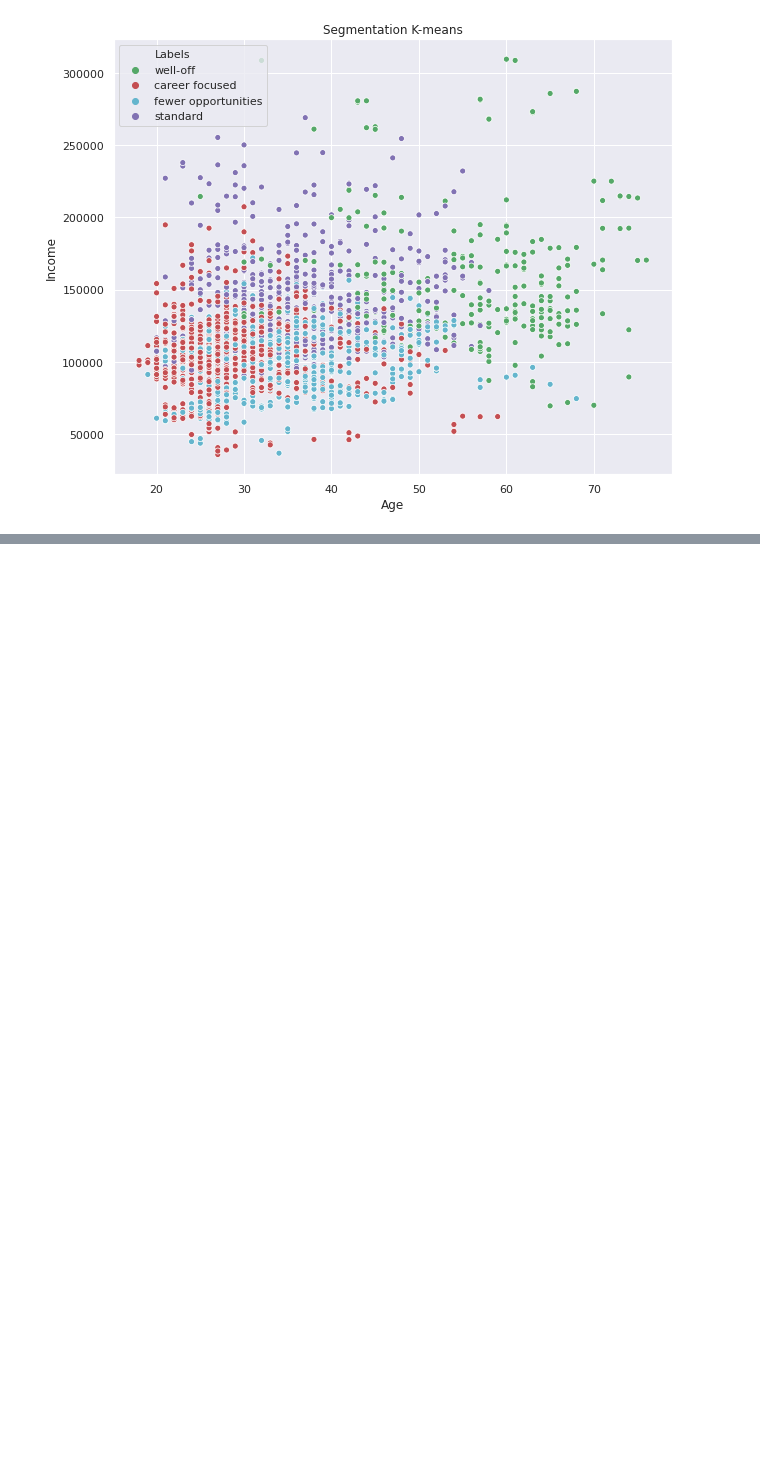
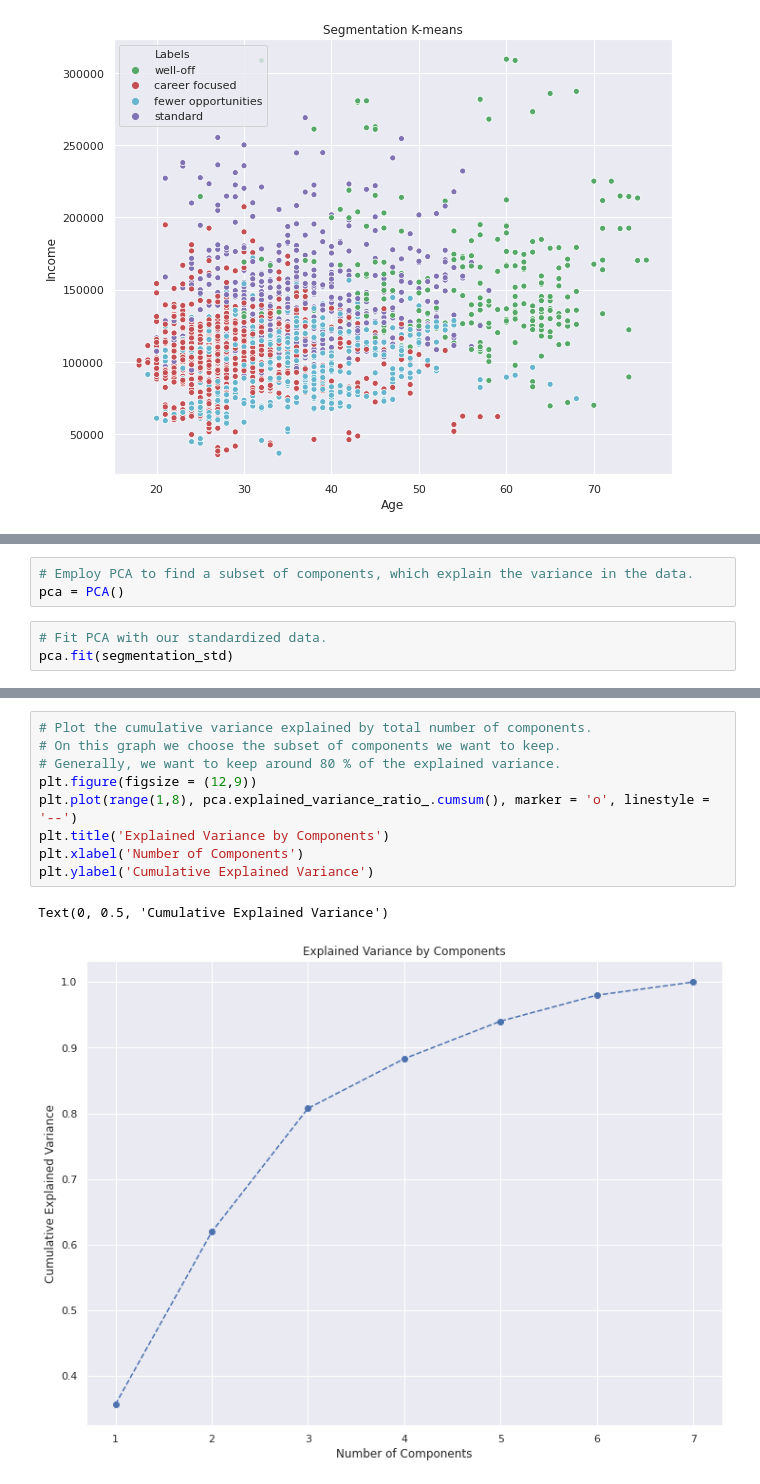
Before and after one commit to matthiasuave/Customer-Segmentation, a Jupyter notebook: Customer_Analytics_Segmentation.ipynb, the cells around one changed output, grey strips where cells are left out. Drawn from its saved outputs; the diff is of its cells as text; blank space fills up the shorter version.

```diff
--- a/Customer_Analytics_Segmentation.ipynb
+++ b/Customer_Analytics_Segmentation.ipynb
@@ -219,0 +223,6 @@ plt.show()
+# %%
+# Employ PCA to find a subset of components, which explain the variance in the data.
+pca = PCA()
+# %%
+# Fit PCA with our standardized data.
+pca.fit(segmentation_std)
@@ -219,0 +238,12 @@ plt.show()
+# %%
+# Plot the cumulative variance explained by total number of components.
+# On this graph we choose the subset of components we want to keep.
+# Generally, we want to keep around 80 % of the explained variance.
+plt.figure(figsize = (12,9))
+plt.plot(range(1,8), pca.explained_variance_ratio_.cumsum(), marker = 'o', linestyle = '--')
+plt.title('Explained Variance by Components')
+plt.xlabel('Number of Components')
+plt.ylabel('Cumulative Explained Variance')
+# %% [output]
+Text(0, 0.5, 'Cumulative Explained Variance')
+[figure, added]
```
Also changed, not shown: parts of 7 cells of this notebook.
